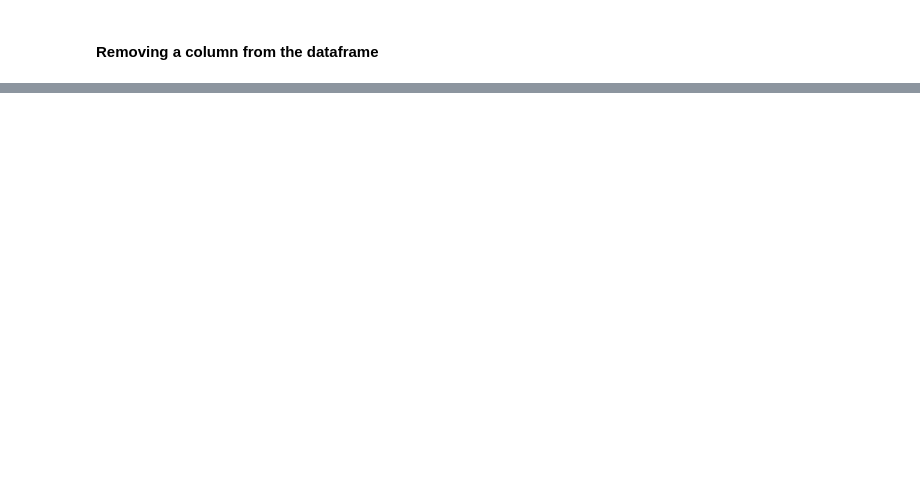
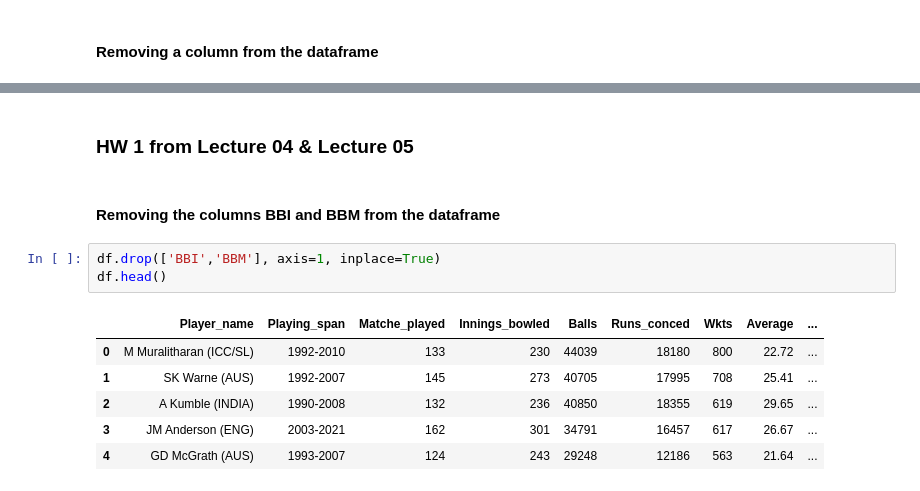
Before and after one commit to tipubari2013/bowlers_analysis_test_cricket, a Jupyter notebook: bowlers_analysis_test_cricket.ipynb, the cells around one changed output, grey strips where cells are left out. Saved outputs shown, nothing was run; the diff lists cells and outputs as text; blank space fills up the shorter version.

```diff
--- a/bowlers_analysis_test_cricket.ipynb
+++ b/bowlers_analysis_test_cricket.ipynb
@@ -164,0 +189,14 @@ display(df.head())
+# %% [markdown]
+### HW 1 from Lecture 04 & Lecture 05
+# %% [markdown]
+#### Removing the columns BBI and BBM from the dataframe
+# %%
+df.drop(['BBI','BBM'], axis=1, inplace=True)
+df.head()
+# %% [output]
+|  | Player_name | Playing_span | Matche_played | Innings_bowled | Balls | Runs_conced | Wkts | Average | ... |
+| 0 | M Muralitharan (ICC/SL) | 1992-2010 | 133 | 230 | 44039 | 18180 | 800 | 22.72 | ... |
+| 1 | SK Warne (AUS) | 1992-2007 | 145 | 273 | 40705 | 17995 | 708 | 25.41 | ... |
+| 2 | A Kumble (INDIA) | 1990-2008 | 132 | 236 | 40850 | 18355 | 619 | 29.65 | ... |
+| 3 | JM Anderson (ENG) | 2003-2021 | 162 | 301 | 34791 | 16457 | 617 | 26.67 | ... |
+| 4 | GD McGrath (AUS) | 1993-2007 | 124 | 243 | 29248 | 12186 | 563 | 21.64 | ... |
```
Also changed, not shown: parts of 30 cells of this notebook.
